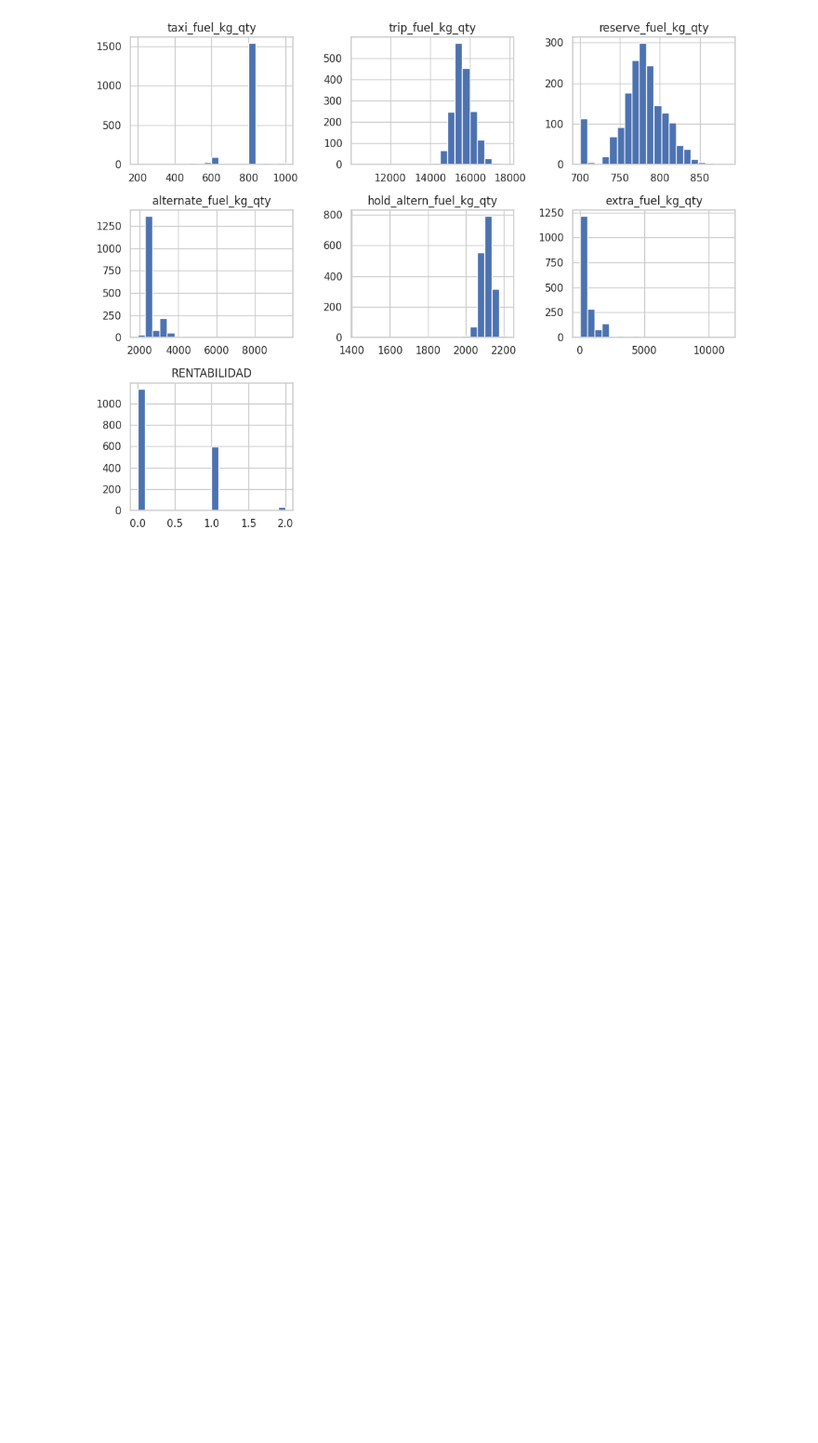
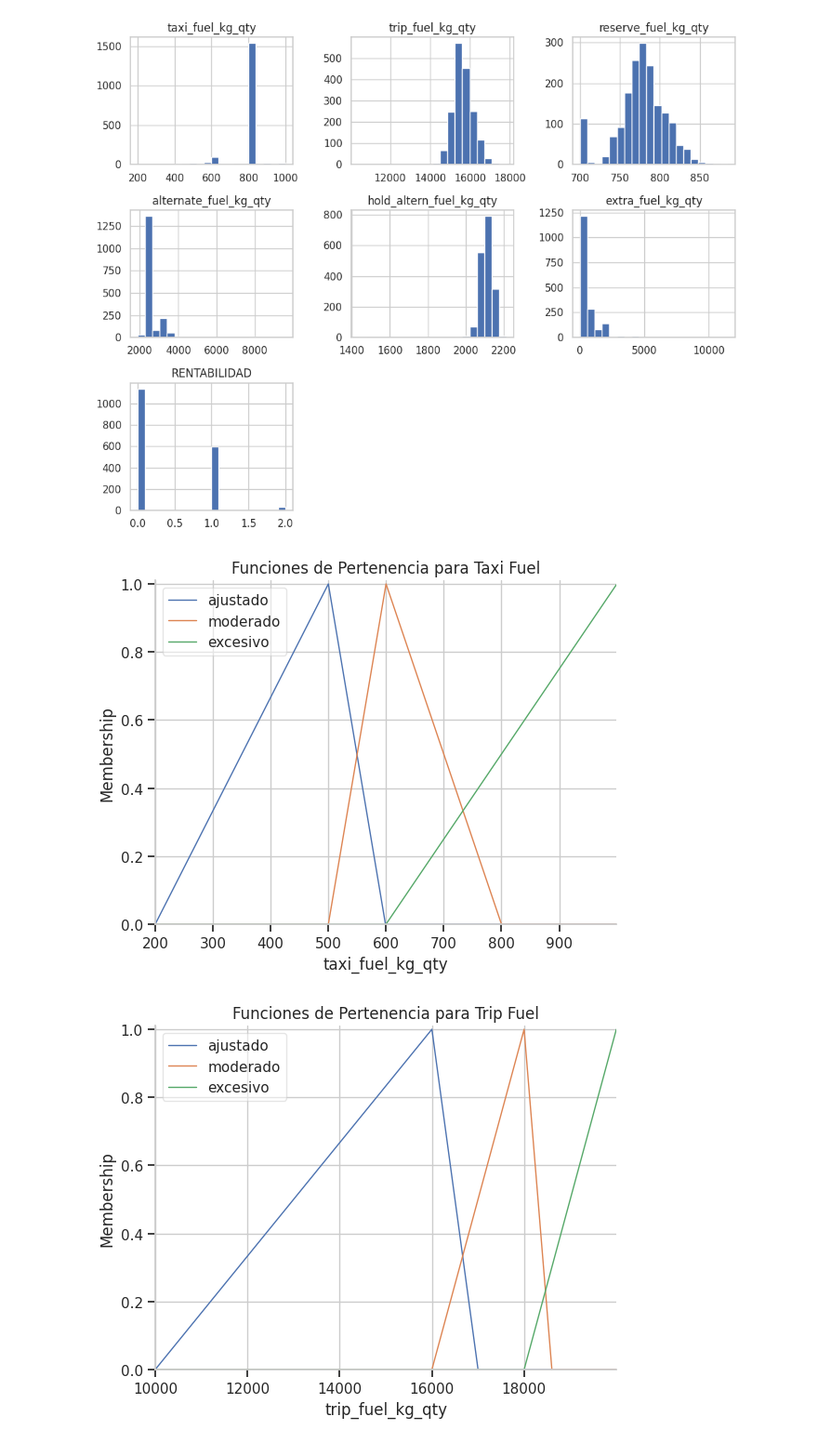
Before and after one commit to Felipepa9/MADSI, a Jupyter notebook: Sección_1_MOD_SIST_INT.ipynb, the cells around one changed output. Shown at 93% size. Drawn from its saved outputs; the diff is of its cells as text; code cells hidden in the pictures; blank space fills up the shorter version.

```diff
--- a/Sección_1_MOD_SIST_INT.ipynb
+++ b/Sección_1_MOD_SIST_INT.ipynb
@@ -104,3 +98,34 @@ hold_altern_fuel_kg_qty['excesivo'] = fuzz.trimf(hold_altern_fuel_kg_qty.univers
 extra_fuel_kg_qty['ajustado'] = fuzz.trimf(extra_fuel_kg_qty.universe, [0,200,300])
 extra_fuel_kg_qty['moderado'] = fuzz.trimf(extra_fuel_kg_qty.universe, [300,3000,3500])
 extra_fuel_kg_qty['excesivo'] = fuzz.trimf(extra_fuel_kg_qty.universe, [3500,15000,15000])
+# %%
+#Funciones de pertenencia para la variable de salida
+TIPO_RENTAB['alta'] = fuzz.trimf(TIPO_RENTAB.universe, [0, 0, 0.5])    # Clase 0
+TIPO_RENTAB['media'] = fuzz.trimf(TIPO_RENTAB.universe, [0.5, 1, 1.5]) # Clase 1
+TIPO_RENTAB['baja'] = fuzz.trimf(TIPO_RENTAB.universe, [1.5, 2, 2])    # Clase 2
+# %%
+    taxi_fuel_kg_qty.view()
+    plt.title("Funciones de Pertenencia para Taxi Fuel")
+    plt.show()
+    trip_fuel_kg_qty.view()
+    plt.title("Funciones de Pertenencia para Trip Fuel")
+    plt.show()
+    reserve_fuel_kg_qty.view()
+    plt.title("Funciones de Pertenencia para Reserve Fuel")
+    plt.show()
+    alternate_fuel_kg_qty.view()
+    plt.title("Funciones de Pertenencia para Alternate Fuel")
+    plt.show()
+    hold_altern_fuel_kg_qty.view()
+    plt.title("Funciones de Pertenencia para Hold Altern Fuel")
+    plt.show()
+    extra_fuel_kg_qty.view()
+    plt.title("Funciones de Pertenencia para Extra Fuel")
+    plt.show()
+
+    TIPO_RENTAB.view()
+    plt.title("Funciones de Pertenencia para Tipo de Rentabilidad")
+    plt.show()
+# %% [output]
+[figure, added]
+[figure, added]
```
Also changed, not shown: parts of 5 cells of this notebook.
